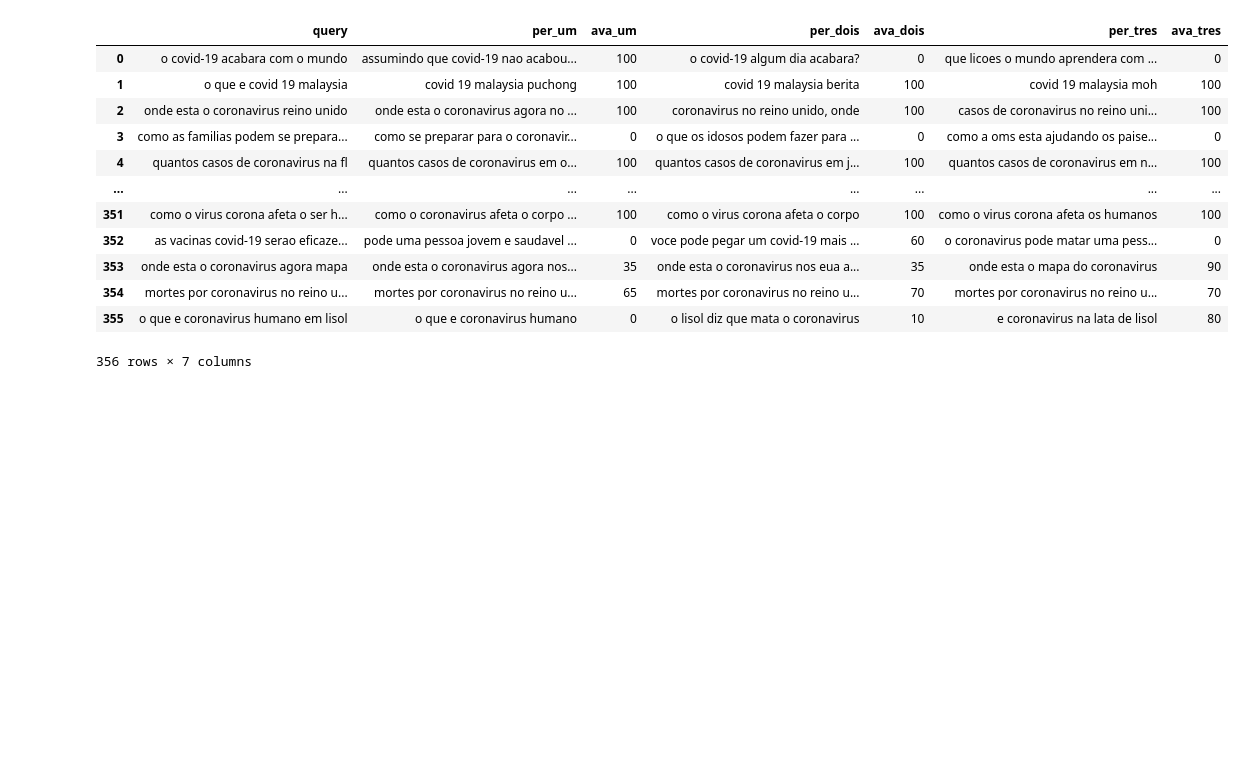
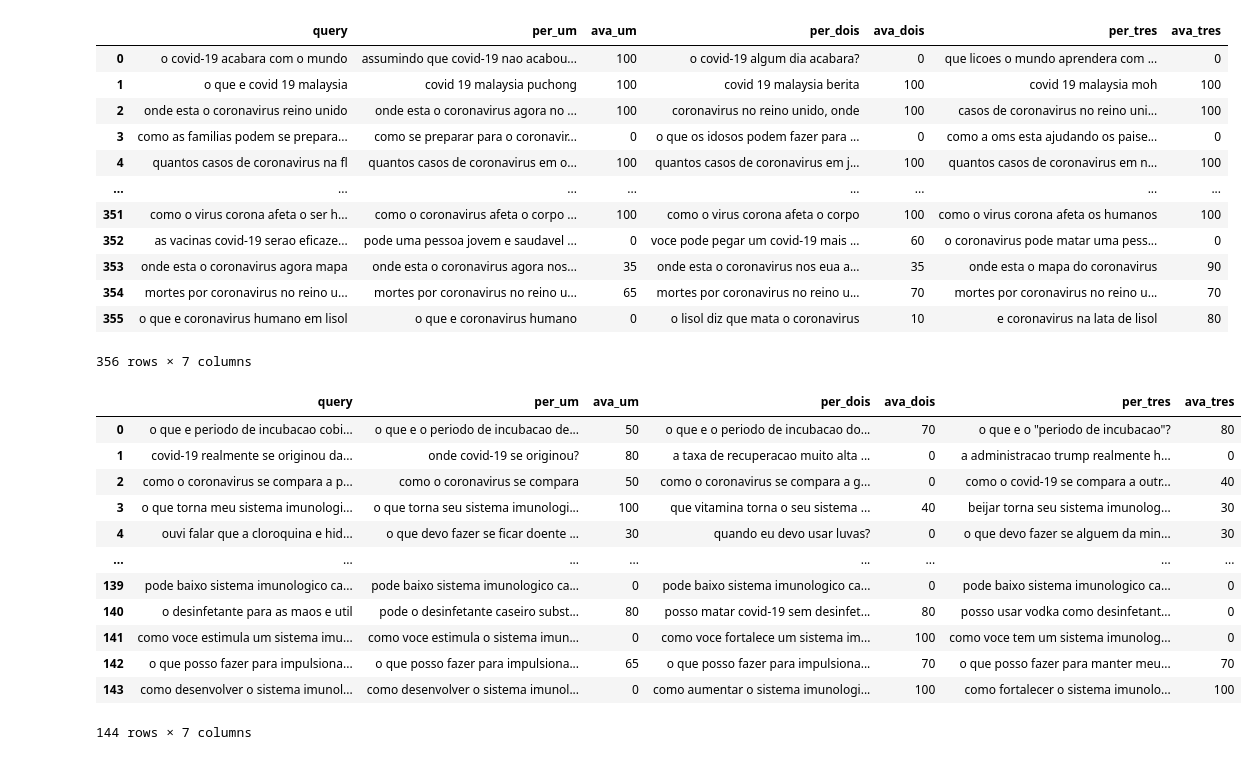
Before and after one commit to Migliorin/Covid-Project, a Jupyter notebook: Analise metricas/Projeto_Analise_Dataset.ipynb, the cells around one changed output. Cells and saved outputs as stored; diff of their text form; code cells hidden in the pictures; blank space fills up the shorter version.

```diff
--- a/Analise metricas/Projeto_Analise_Dataset.ipynb
+++ b/Analise metricas/Projeto_Analise_Dataset.ipynb
@@ -196,3 +199,23 @@ pd.read_csv('gabarito_parcial.csv')
 | 354 | mortes por coronavirus no reino u... | mortes por coronavirus no reino u... | 65 | mortes por coronavirus no reino u... | 70 | mortes por coronavirus no reino u... | 70 |
 | 355 | o que e coronavirus humano em lisol | o que e coronavirus humano | 0 | o lisol diz que mata o coronavirus | 10 | e coronavirus na lata de lisol | 80 |
 356 rows × 7 columns
+# %%
+with open('./avaliador_backup.json') as infile:
+    lista = json.load(infile)
+# %%
+df_2 = pd.DataFrame(lista,columns=['query','per_um','ava_um','per_dois','ava_dois','per_tres','ava_tres'])
+df_2
+# %% [output]
+|  | query | per_um | ava_um | per_dois | ava_dois | per_tres | ava_tres |
+| 0 | o que e periodo de incubacao cobi... | o que e o periodo de incubacao de... | 50 | o que e o periodo de incubacao do... | 70 | o que e o "periodo de incubacao"? | 80 |
+| 1 | covid-19 realmente se originou da... | onde covid-19 se originou? | 80 | a taxa de recuperacao muito alta ... | 0 | a administracao trump realmente h... | 0 |
+| 2 | como o coronavirus se compara a p... | como o coronavirus se compara | 50 | como o coronavirus se compara a g... | 0 | como o covid-19 se compara a outr... | 40 |
+| 3 | o que torna meu sistema imunologi... | o que torna seu sistema imunologi... | 100 | que vitamina torna o seu sistema ... | 40 | beijar torna seu sistema imunolog... | 30 |
+| 4 | ouvi falar que a cloroquina e hid... | o que devo fazer se ficar doente ... | 30 | quando eu devo usar luvas? | 0 | o que devo fazer se alguem da min... | 30 |
+| ... | ... | ... | ... | ... | ... | ... | ... |
+| 139 | pode baixo sistema imunologico ca... | pode baixo sistema imunologico ca... | 0 | pode baixo sistema imunologico ca... | 0 | pode baixo sistema imunologico ca... | 0 |
+| 140 | o desinfetante para as maos e util | pode o desinfetante caseiro subst... | 80 | posso matar covid-19 sem desinfet... | 80 | posso usar vodka como desinfetant... | 0 |
+| 141 | como voce estimula um sistema imu... | como voce estimula o sistema imun... | 0 | como voce fortalece um sistema im... | 100 | como voce tem um sistema imunolog... | 0 |
+| 142 | o que posso fazer para impulsiona... | o que posso fazer para impulsiona... | 65 | o que posso fazer para impulsiona... | 70 | o que posso fazer para manter meu... | 70 |
+| 143 | como desenvolver o sistema imunol... | como desenvolver o sistema imunol... | 0 | como aumentar o sistema imunologi... | 100 | como fortalecer o sistema imunolo... | 100 |
+144 rows × 7 columns
```
Also changed, not shown: parts of 11 cells of this notebook, 3 other files.
